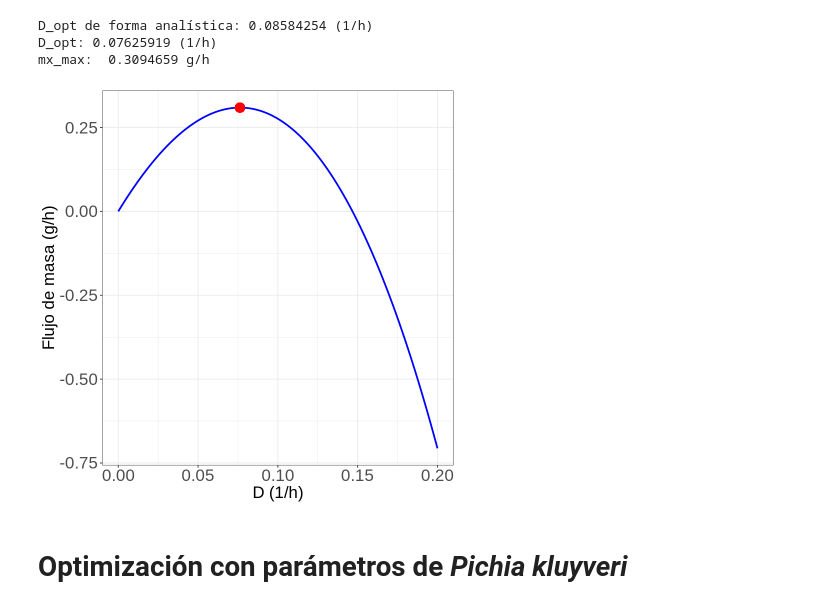
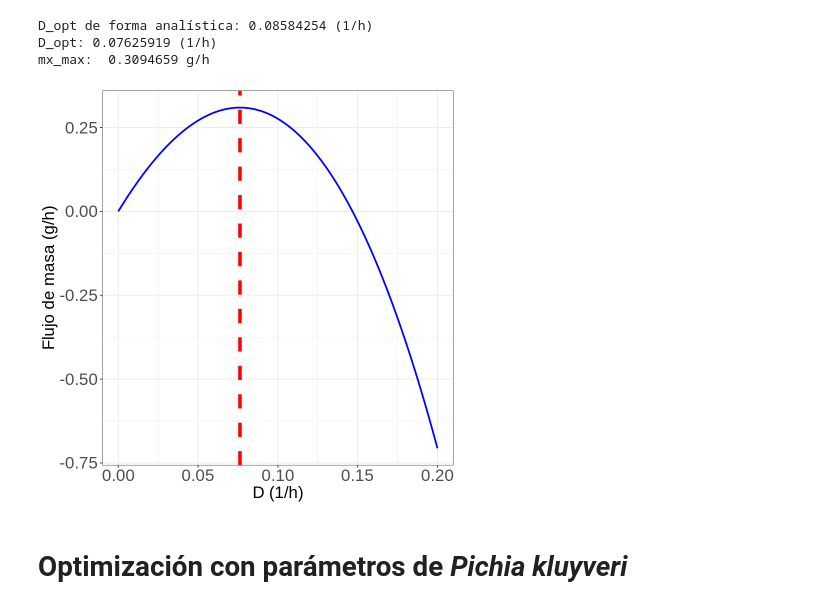
Before and after one commit to JuanM-GG/modelos-tesis, a Jupyter notebook: optimizacion_tasa_dilucion.ipynb, the cells around one changed output. Saved outputs shown, nothing was run; the diff lists cells and outputs as text; code cells hidden in the pictures.

```diff
--- a/optimizacion_tasa_dilucion.ipynb
+++ b/optimizacion_tasa_dilucion.ipynb
@@ -225,20 +217,20 @@ mx_max:  0.3094659 g/h
 # %%
 # mostrar resultados
 ggplot(out_km, aes(x = D, y = Gain)) +
   geom_line(lty = 1, lwd = 1, color = "blue") +
-  geom_point(x = sol_km$minimum, y =  - sol_km$objective, color = "red", size = 5) +
+  geom_vline(xintercept = sol_km$minimum, color = "red", lty = 2, lwd = 2) +
   ylab("Flujo de masa (g/h)") +
   xlab("D (1/h)") +
   #labs(title = "Kluyveromyces marxianus") +
   theme_bw() +
   theme(
         plot.title = element_text(size=22, face = "italic"),
         axis.text=element_text(size=20),
         axis.title=element_text(size=20),
         legend.title = element_text(size=20),
         legend.text = element_text(size=20))
 # %% [output]
-[figure, old version]
+[figure, new version]
 # %% [markdown]
 # Optimización con parámetros de *Pichia kluyveri*
 # %% [markdown]
```
Also changed, not shown: parts of 18 cells of this notebook.
